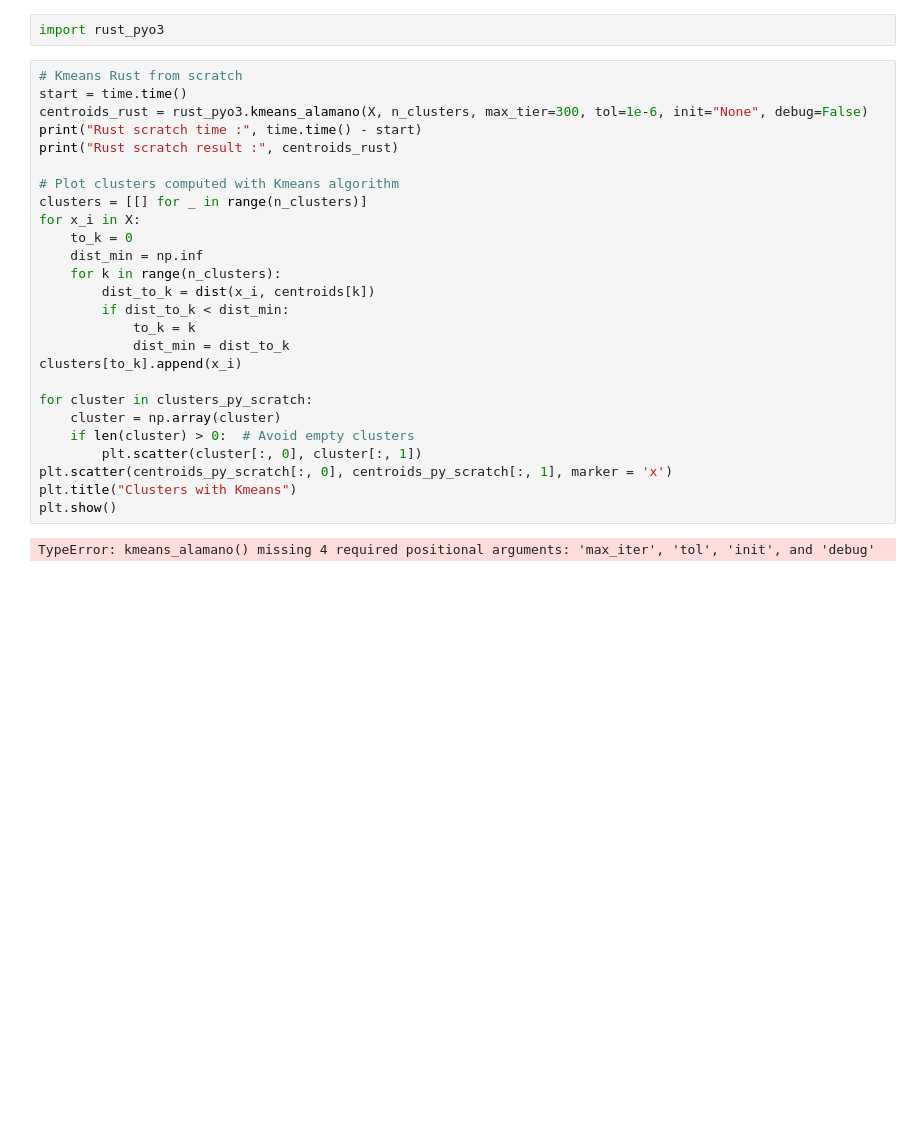
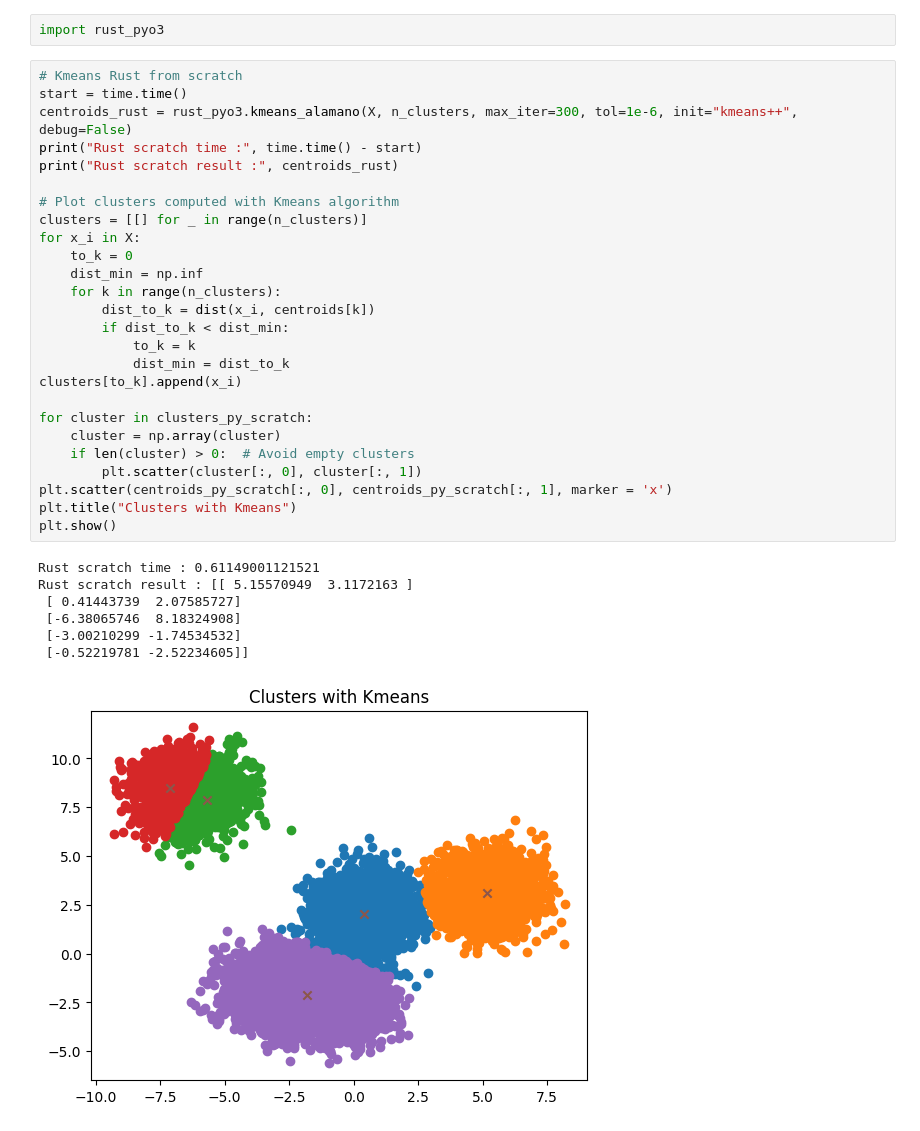
Before and after one commit to jinchengluo/rust-for-data-science, a Jupyter notebook: rust_pyo3/py_project/kmeans.ipynb, the cells around one changed output. Saved outputs shown, nothing was run; the diff lists cells and outputs as text; blank space fills up the shorter version.

Commit message:
added kmeans++ in rust

```diff
--- a/rust_pyo3/py_project/kmeans.ipynb
+++ b/rust_pyo3/py_project/kmeans.ipynb
@@ -225,28 +230,34 @@ import rust_pyo3
 # %%
 # Kmeans Rust from scratch
 start = time.time()
-centroids_rust = rust_pyo3.kmeans_alamano(X, n_clusters, max_tier=300, tol=1e-6, init="None", debug=False)
+centroids_rust = rust_pyo3.kmeans_alamano(X, n_clusters, max_iter=300, tol=1e-6, init="kmeans++", debug=False)
 print("Rust scratch time :", time.time() - start)
 print("Rust scratch result :", centroids_rust)
 
 # Plot clusters computed with Kmeans algorithm
 clusters = [[] for _ in range(n_clusters)]
 for x_i in X:
     to_k = 0
     dist_min = np.inf
     for k in range(n_clusters):
         dist_to_k = dist(x_i, centroids[k])
         if dist_to_k < dist_min:
             to_k = k
             dist_min = dist_to_k
 clusters[to_k].append(x_i)
 
 for cluster in clusters_py_scratch:
     cluster = np.array(cluster)
     if len(cluster) > 0:  # Avoid empty clusters
         plt.scatter(cluster[:, 0], cluster[:, 1])
 plt.scatter(centroids_py_scratch[:, 0], centroids_py_scratch[:, 1], marker = 'x')
 plt.title("Clusters with Kmeans")
 plt.show()
 # %% [output]
-TypeError: kmeans_alamano() missing 4 required positional arguments: 'max_iter', 'tol', 'init', and 'debug'
+Rust scratch time : 0.61149001121521
+Rust scratch result : [[ 5.15570949  3.1172163 ]
+ [ 0.41443739  2.07585727]
+ [-6.38065746  8.18324908]
+ [-3.00210299 -1.74534532]
+ [-0.52219781 -2.52234605]]
+[figure, added]
```
Also changed, not shown: parts of 6 cells of this notebook, 3 other files.
